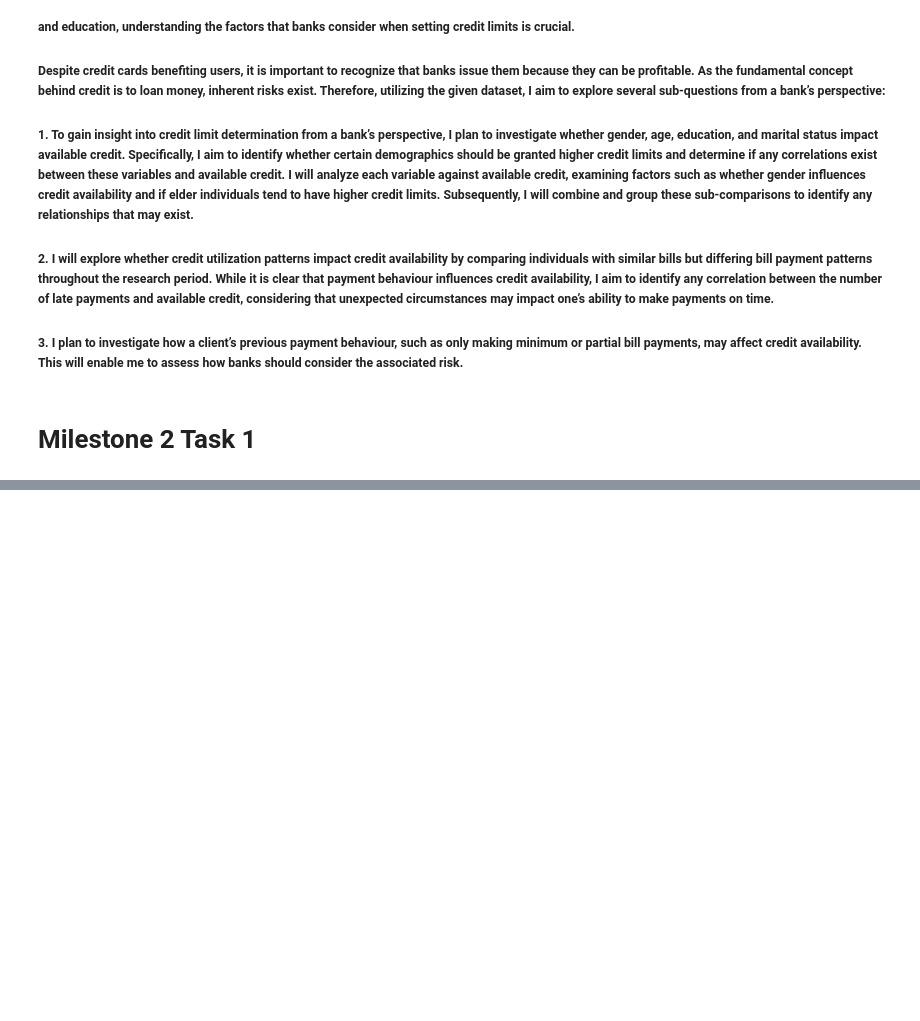
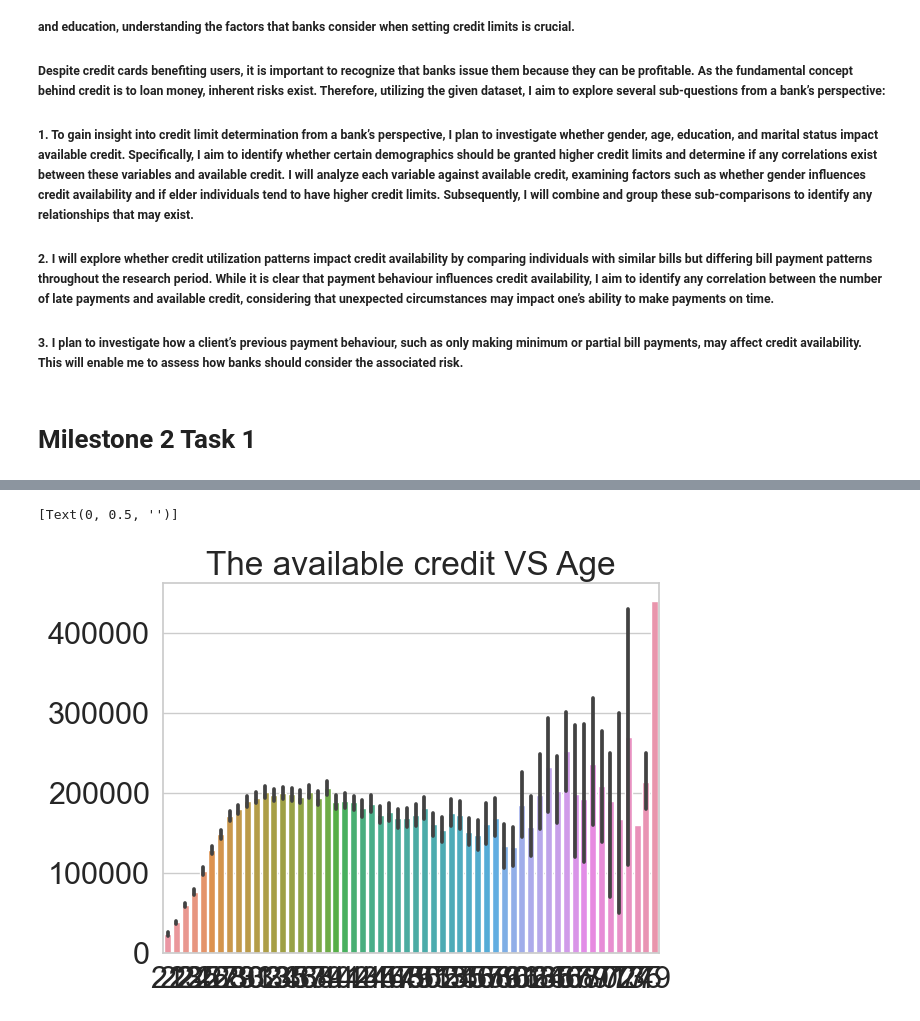
Before and after one commit to ubco-W2022T2-data301/project-group-group27, a Jupyter notebook: analysis/analysis_Betty.ipynb, the cells around one changed output, grey strips where cells are left out. Drawn from its saved outputs; the diff is of its cells as text; code cells hidden in the pictures; blank space fills up the shorter version.

```diff
--- a/analysis/analysis_Betty.ipynb
+++ b/analysis/analysis_Betty.ipynb
@@ -34,0 +233,8 @@ df.drop("Unnamed: 0",axis=1)
+# %%
+limit_age = sns.barplot(data = df_cleaned, x = 'AGE', y = 'LIMIT_BAL')
+limit_age.set(title = 'The available credit VS Age')
+limit_age.set(xlabel = None)
+limit_age.set(ylabel = None)
+# %% [output]
+[Text(0, 0.5, '')]
+[figure, added]
```
Also changed, not shown: parts of 23 cells of this notebook.
